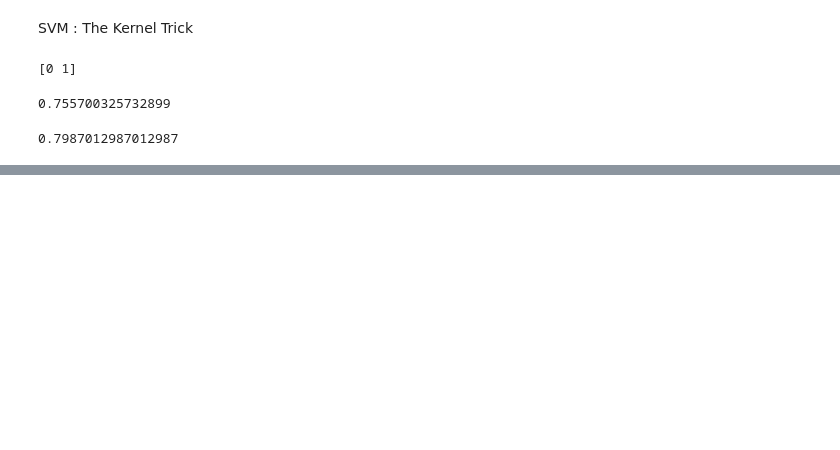
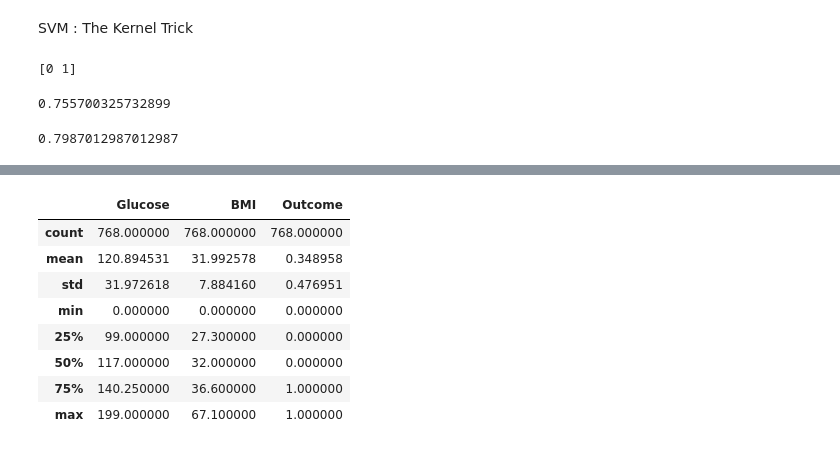
Before and after one commit to Feddane/Machine-Learning-Intro, a Jupyter notebook: chap8 - SVM.ipynb, the cells around one changed output, grey strips where cells are left out. Saved outputs shown, nothing was run; the diff lists cells and outputs as text; code cells hidden in the pictures; blank space fills up the shorter version.

```diff
--- a/chap8 - SVM.ipynb
+++ b/chap8 - SVM.ipynb
@@ -71,0 +92,13 @@ print(accuracy)
+# %%
+#Les statistiques descriptives d'un dataframe
+df.describe()
+# %% [output]
+|  | Glucose | BMI | Outcome |
+| count | 768.000000 | 768.000000 | 768.000000 |
+| mean | 120.894531 | 31.992578 | 0.348958 |
+| std | 31.972618 | 7.884160 | 0.476951 |
+| min | 0.000000 | 0.000000 | 0.000000 |
+| 25% | 99.000000 | 27.300000 | 0.000000 |
+| 50% | 117.000000 | 32.000000 | 0.000000 |
+| 75% | 140.250000 | 36.600000 | 1.000000 |
+| max | 199.000000 | 67.100000 | 1.000000 |
```
Also changed, not shown: parts of 8 cells of this notebook.
